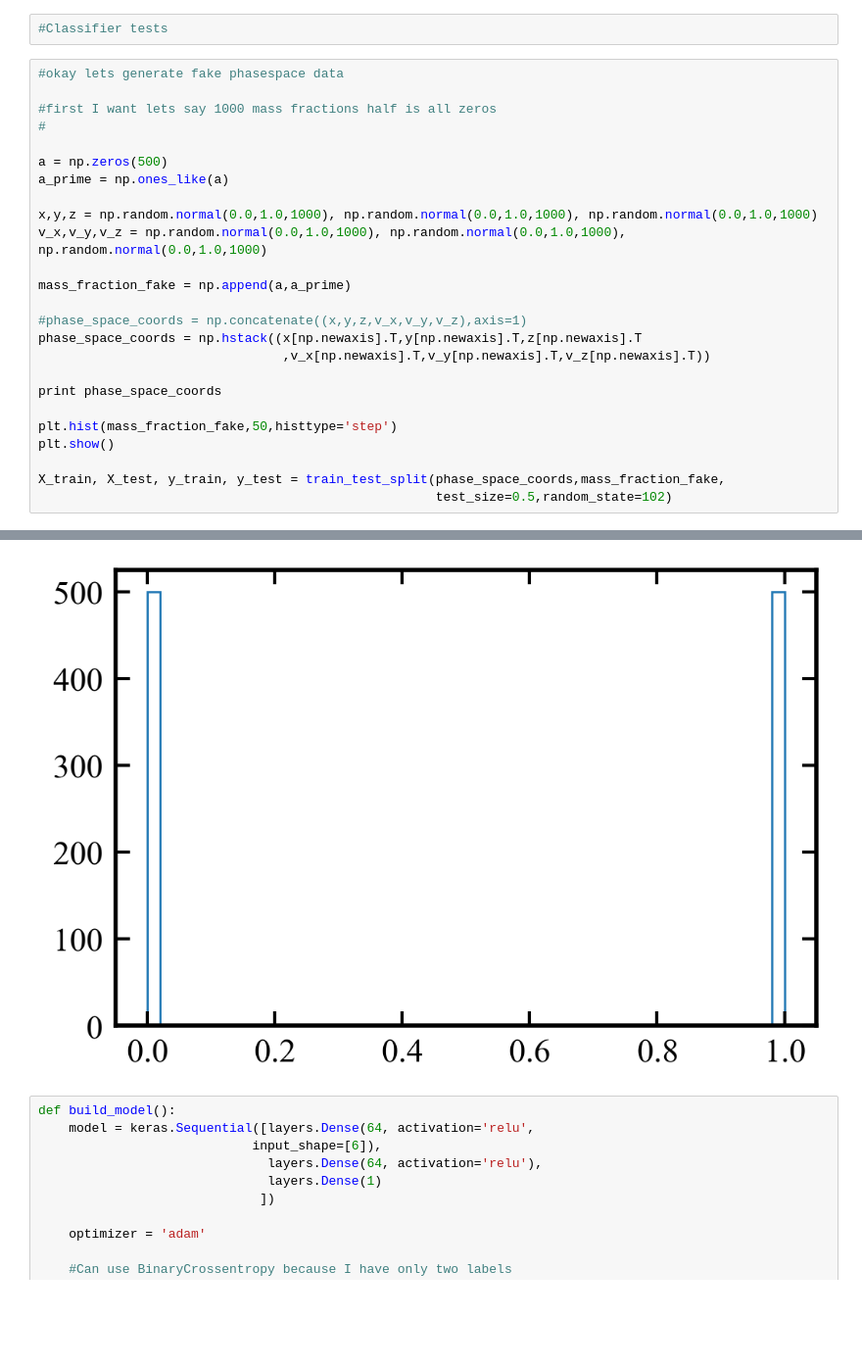
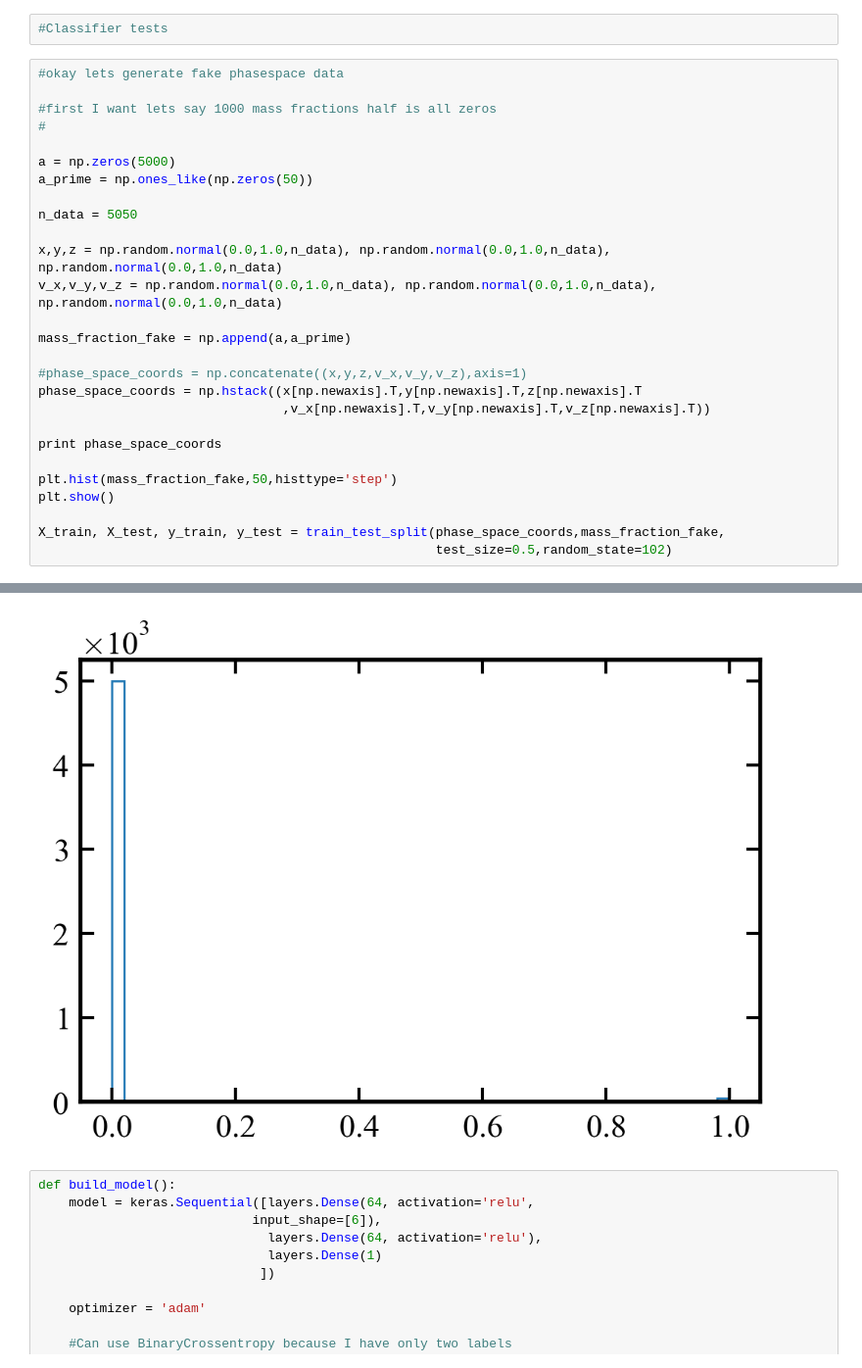
Before and after one commit to AndrewGraus/Stellar_Halo_Project, a Jupyter notebook: TF_tests.ipynb, the cells around one changed output, grey strips where cells are left out. Shown at 98% size. Saved outputs shown, nothing was run; the diff lists cells and outputs as text; blank space fills up the shorter version.

```diff
--- a/TF_tests.ipynb
+++ b/TF_tests.ipynb
@@ -414,11 +414,13 @@ array([0, 1, 1, 0, 0, 1])
 #first I want lets say 1000 mass fractions half is all zeros
 #
 
-a = np.zeros(500)
-a_prime = np.ones_like(a)
+a = np.zeros(5000)
+a_prime = np.ones_like(np.zeros(50))
 
-x,y,z = np.random.normal(0.0,1.0,1000), np.random.normal(0.0,1.0,1000), np.random.normal(0.0,1.0,1000)
-v_x,v_y,v_z = np.random.normal(0.0,1.0,1000), np.random.normal(0.0,1.0,1000), np.random.normal(0.0,1.0,1000)
+n_data = 5050
+
+x,y,z = np.random.normal(0.0,1.0,n_data), np.random.normal(0.0,1.0,n_data), np.random.normal(0.0,1.0,n_data)
+v_x,v_y,v_z = np.random.normal(0.0,1.0,n_data), np.random.normal(0.0,1.0,n_data), np.random.normal(0.0,1.0,n_data)
 
 mass_fraction_fake = np.append(a,a_prime)
 
@@ -444,4 +446,4 @@ X_train, X_test, y_train, y_test = train_test_split(phase_space_coords,mass_frac
-[figure, old version]
+[figure, new version]
 # %%
 def build_model():
     model = keras.Sequential([layers.Dense(64, activation='relu',
```
Also changed, not shown: parts of 16 cells of this notebook.
